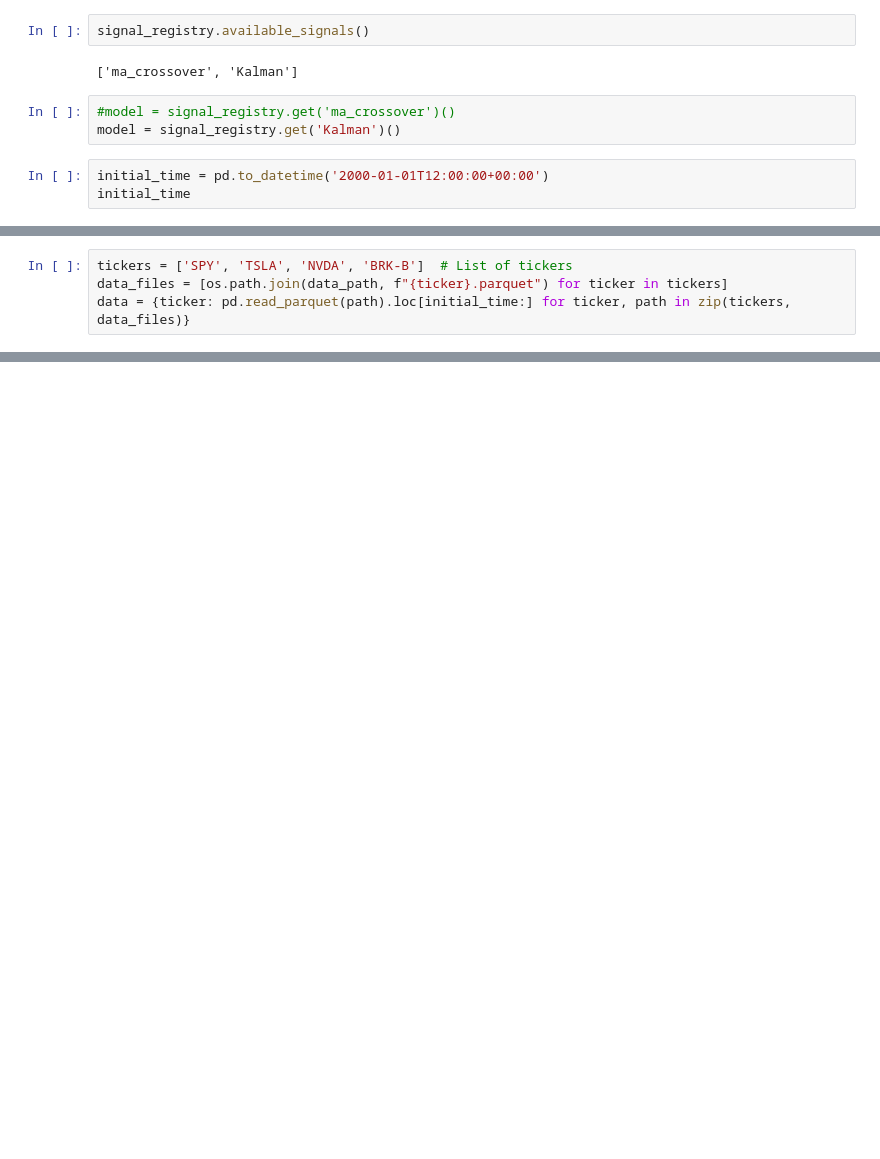
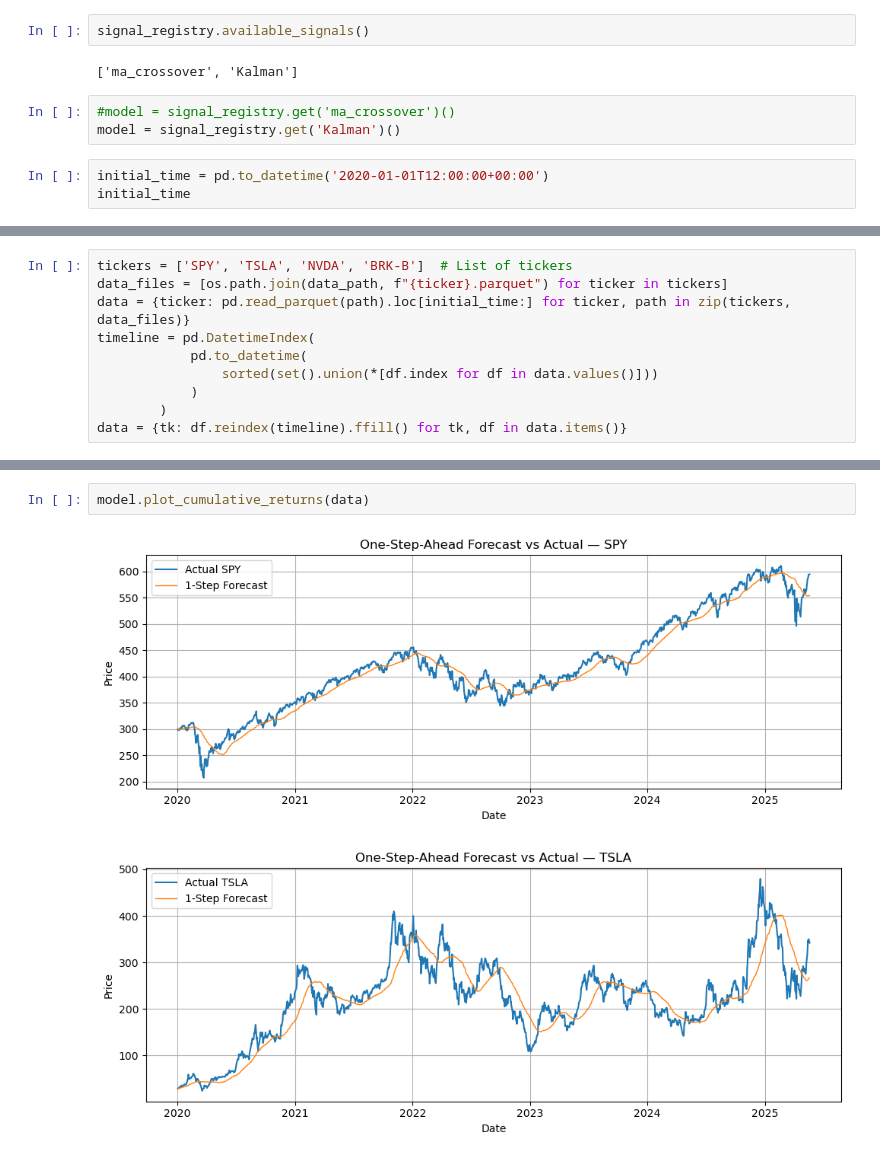
Before and after one commit to niornob/vatecas, a Jupyter notebook: src/signal_modules/signals.ipynb, the cells around one changed output, grey strips where cells are left out. Drawn from its saved outputs; the diff is of its cells as text; blank space fills up the shorter version.

```diff
--- a/src/signal_modules/signals.ipynb
+++ b/src/signal_modules/signals.ipynb
@@ -27,6 +26,6 @@ signal_registry.available_signals()
 #model = signal_registry.get('ma_crossover')()
 model = signal_registry.get('Kalman')()
 # %%
-initial_time = pd.to_datetime('2000-01-01T12:00:00+00:00')
+initial_time = pd.to_datetime('2020-01-01T12:00:00+00:00')
 initial_time
 # %% [output]
@@ -35,4 +34,10 @@ Timestamp('2000-01-01 12:00:00+0000', tz='UTC')
 tickers = ['SPY', 'TSLA', 'NVDA', 'BRK-B']  # List of tickers
 data_files = [os.path.join(data_path, f"{ticker}.parquet") for ticker in tickers]
 data = {ticker: pd.read_parquet(path).loc[initial_time:] for ticker, path in zip(tickers, data_files)}
+timeline = pd.DatetimeIndex(
+            pd.to_datetime(
+                sorted(set().union(*[df.index for df in data.values()]))
+            )
+        )
+data = {tk: df.reindex(timeline).ffill() for tk, df in data.items()}
 # %%
@@ -59,0 +52,5 @@ date
+# %%
+model.plot_cumulative_returns(data)
+# %% [output]
+[figure, added]
+[figure, added]
```
Also changed, not shown: parts of 7 cells of this notebook, 9 other files.
